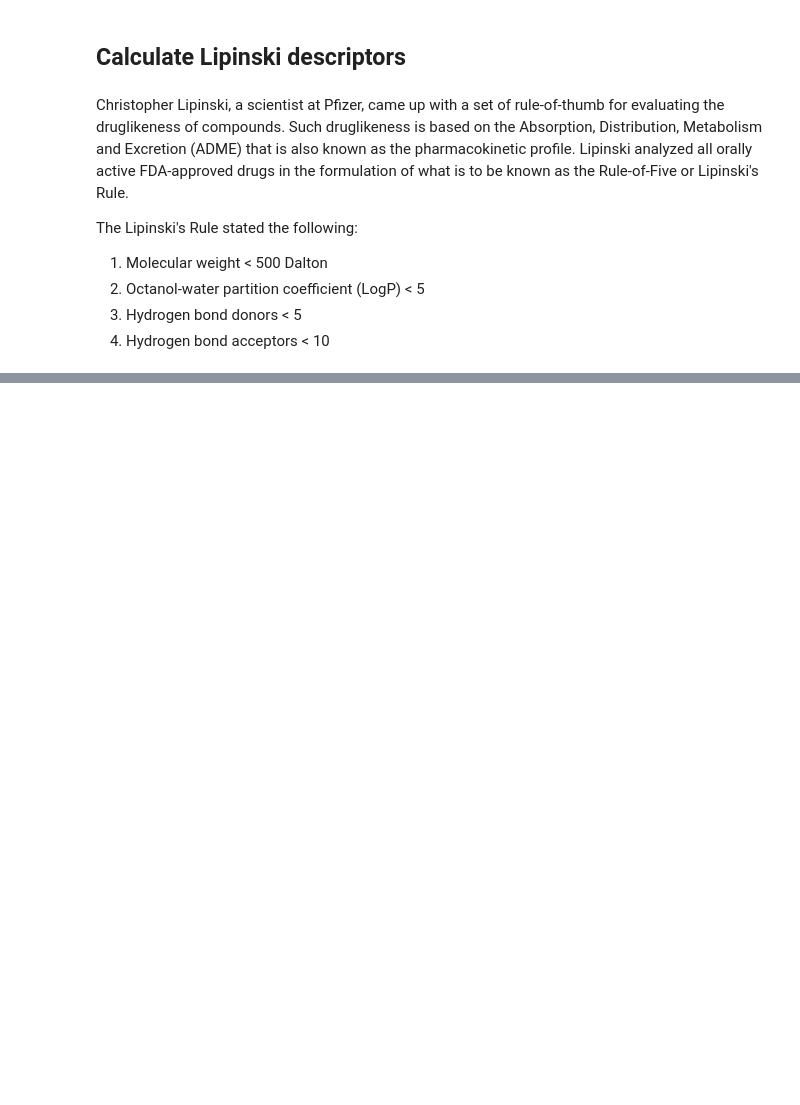
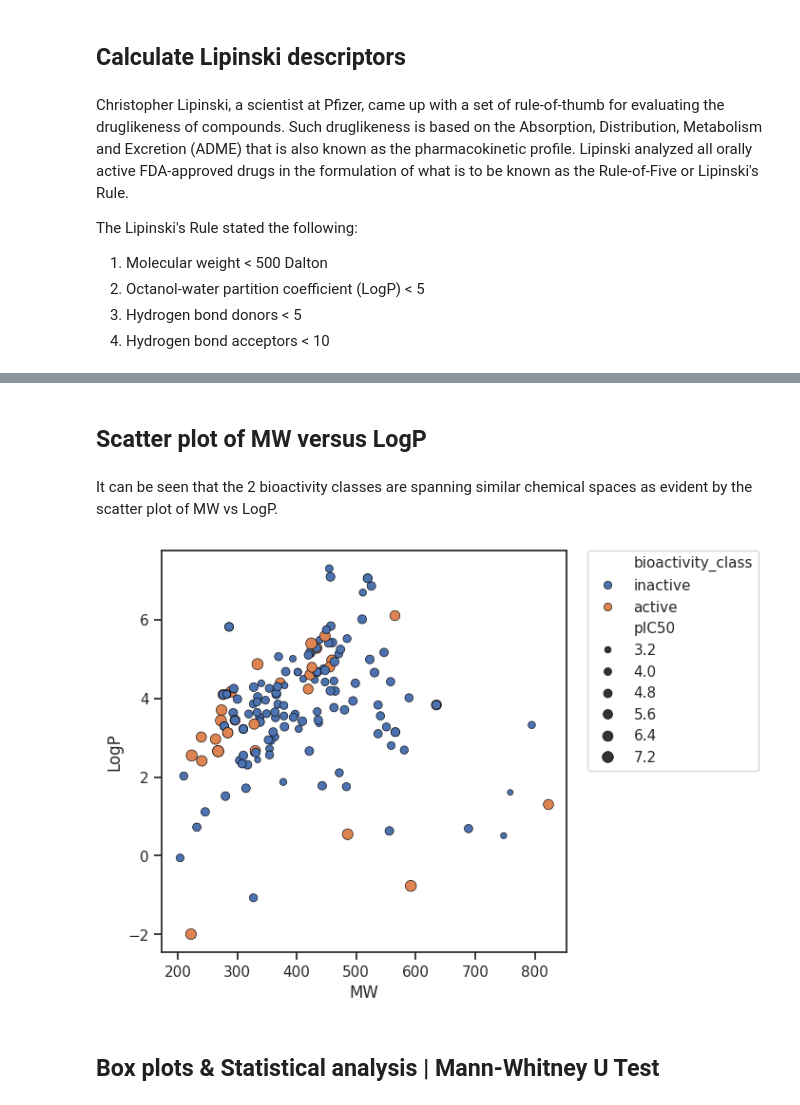
Before and after one commit to dev-saad808/BioInfo-Drug-Discovery, a Jupyter notebook: Drug_Discovery.ipynb, the cells around one changed output, grey strips where cells are left out. Saved outputs shown, nothing was run; the diff lists cells and outputs as text; code cells hidden in the pictures; blank space fills up the shorter version.

```diff
--- a/Drug_Discovery.ipynb
+++ b/Drug_Discovery.ipynb
@@ -319,0 +501,16 @@ df_lipinski
+# %% [markdown]
+## Scatter plot of MW versus LogP
+# %% [markdown]
+It can be seen that the 2 bioactivity classes are spanning similar chemical spaces as evident by the scatter plot of MW vs LogP.
+# %%
+plt.figure(figsize=(5.5, 5.5))
+
+sns.scatterplot(x='MW', y='LogP', data=new_df, hue='bioactivity_class', size='pIC50', edgecolor='black', alpha=1)
+
+
+plt.legend(bbox_to_anchor=(1.05, 1), loc=2, borderaxespad=0)
+plt.savefig('plot_MW_vs_LogP.pdf')
+# %% [output]
+[figure, added]
+# %% [markdown]
+## Box plots & Statistical analysis | Mann-Whitney U Test
```
Also changed, not shown: parts of 50 cells of this notebook.
